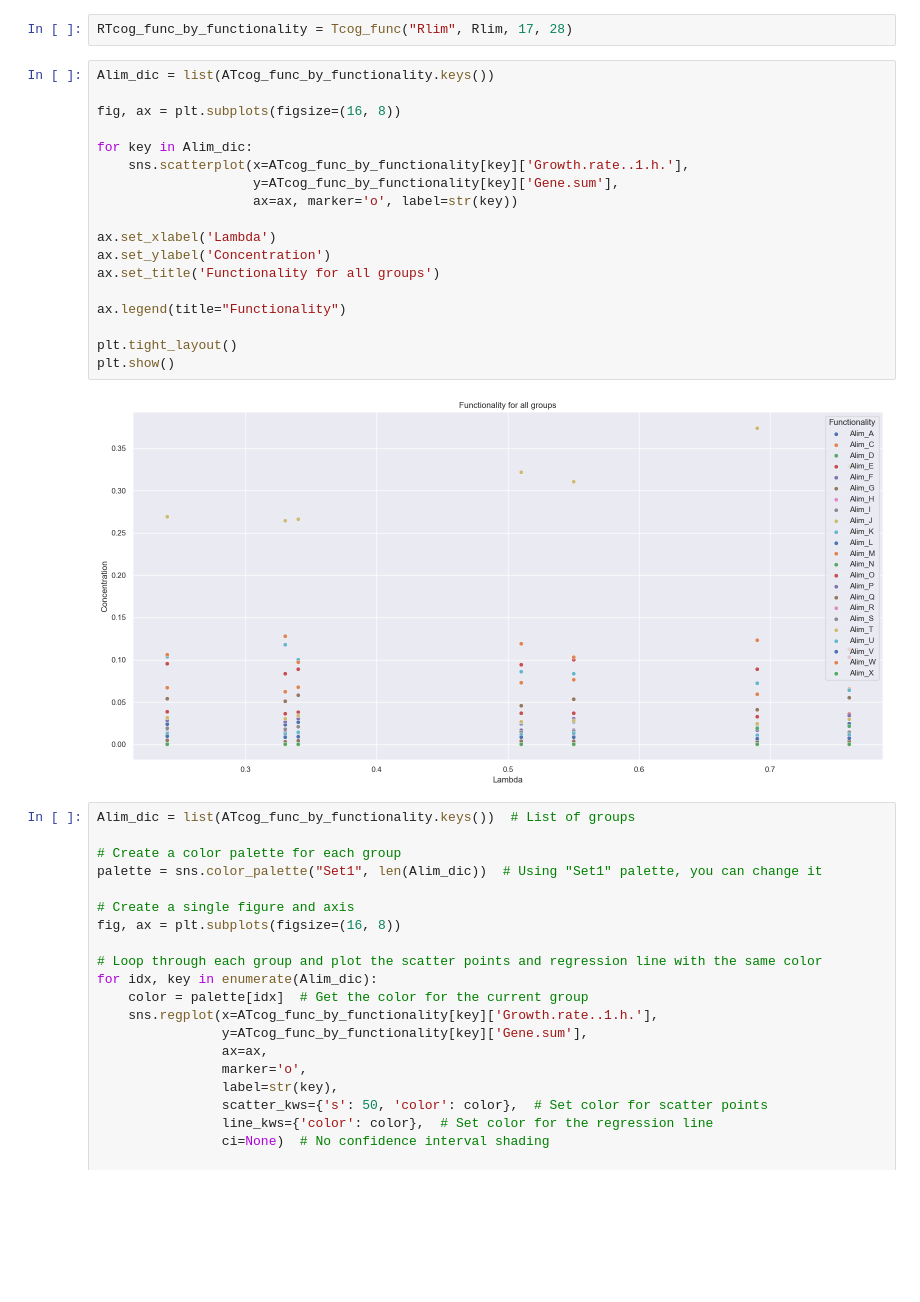
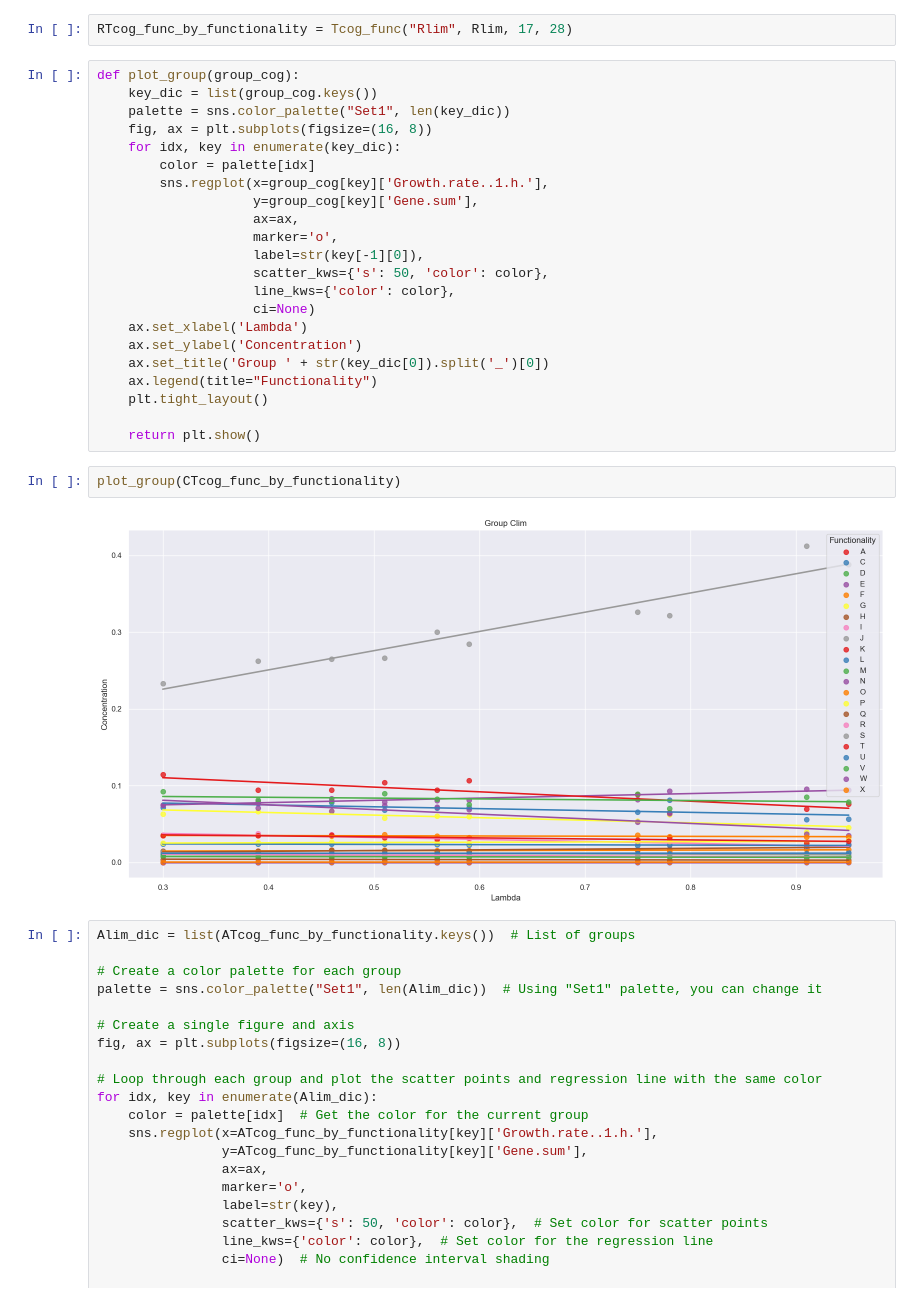
Before and after one commit to yhonyar/ICTP-SMR4056-Q-Physiology, a Jupyter notebook: Code.ipynb, the cells around one changed output. Cells and saved outputs as stored; diff of their text form; blank space fills up the shorter version.

```diff
--- a/Code.ipynb
+++ b/Code.ipynb
@@ -49,25 +49,31 @@ CTcog_func_by_functionality = Tcog_func("Clim", Clim, 7, 17)
 # %%
 RTcog_func_by_functionality = Tcog_func("Rlim", Rlim, 17, 28)
 # %%
-Alim_dic = list(ATcog_func_by_functionality.keys())
+def plot_group(group_cog):
+    key_dic = list(group_cog.keys())
+    palette = sns.color_palette("Set1", len(key_dic))
+    fig, ax = plt.subplots(figsize=(16, 8))
+    for idx, key in enumerate(key_dic):
+        color = palette[idx]
+        sns.regplot(x=group_cog[key]['Growth.rate..1.h.'],
+                    y=group_cog[key]['Gene.sum'],
+                    ax=ax,
+                    marker='o',
+                    label=str(key[-1][0]),
+                    scatter_kws={'s': 50, 'color': color},
+                    line_kws={'color': color},
+                    ci=None)
+    ax.set_xlabel('Lambda')
+    ax.set_ylabel('Concentration')
+    ax.set_title('Group ' + str(key_dic[0]).split('_')[0])
+    ax.legend(title="Functionality")
+    plt.tight_layout()
 
-fig, ax = plt.subplots(figsize=(16, 8))
-
-for key in Alim_dic:
-    sns.scatterplot(x=ATcog_func_by_functionality[key]['Growth.rate..1.h.'],
-                    y=ATcog_func_by_functionality[key]['Gene.sum'],
-                    ax=ax, marker='o', label=str(key))
-
-ax.set_xlabel('Lambda')
-ax.set_ylabel('Concentration')
-ax.set_title('Functionality for all groups')
-
-ax.legend(title="Functionality")
-
-plt.tight_layout()
-plt.show()
+    return plt.show()
-# %% [output]
-[figure, removed]
+# %%
+plot_group(CTcog_func_by_functionality)
+# %% [output]
+[figure, added]
 # %%
 Alim_dic = list(ATcog_func_by_functionality.keys())  # List of groups
 
```
